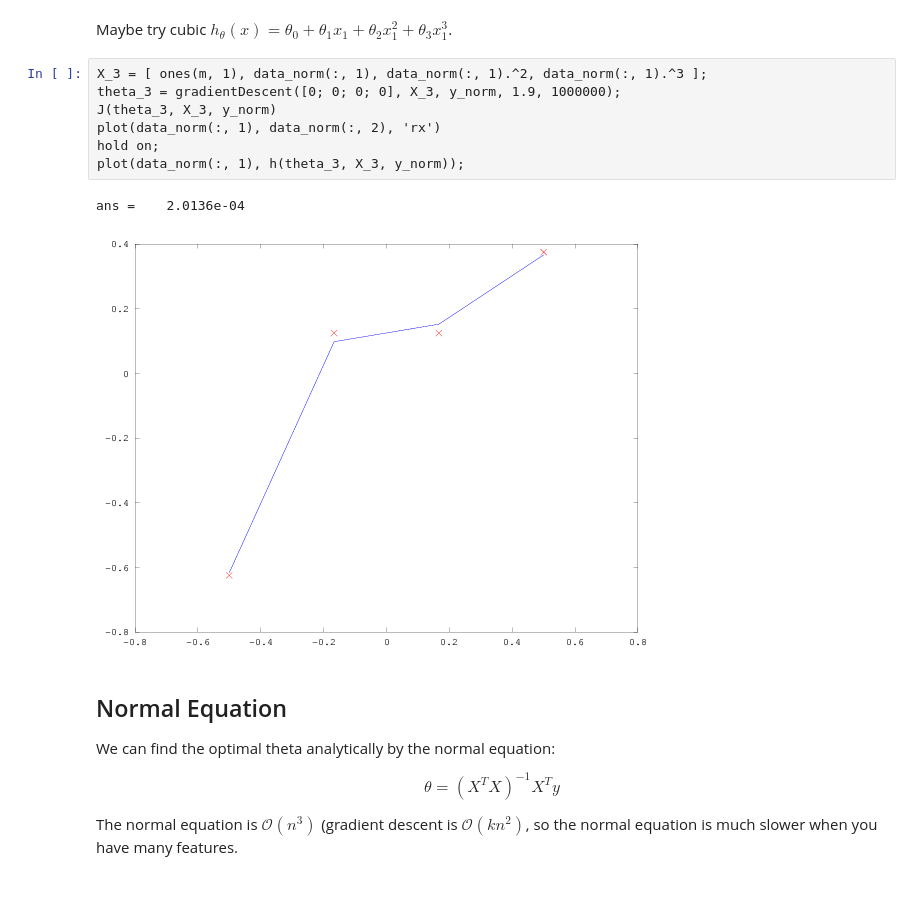
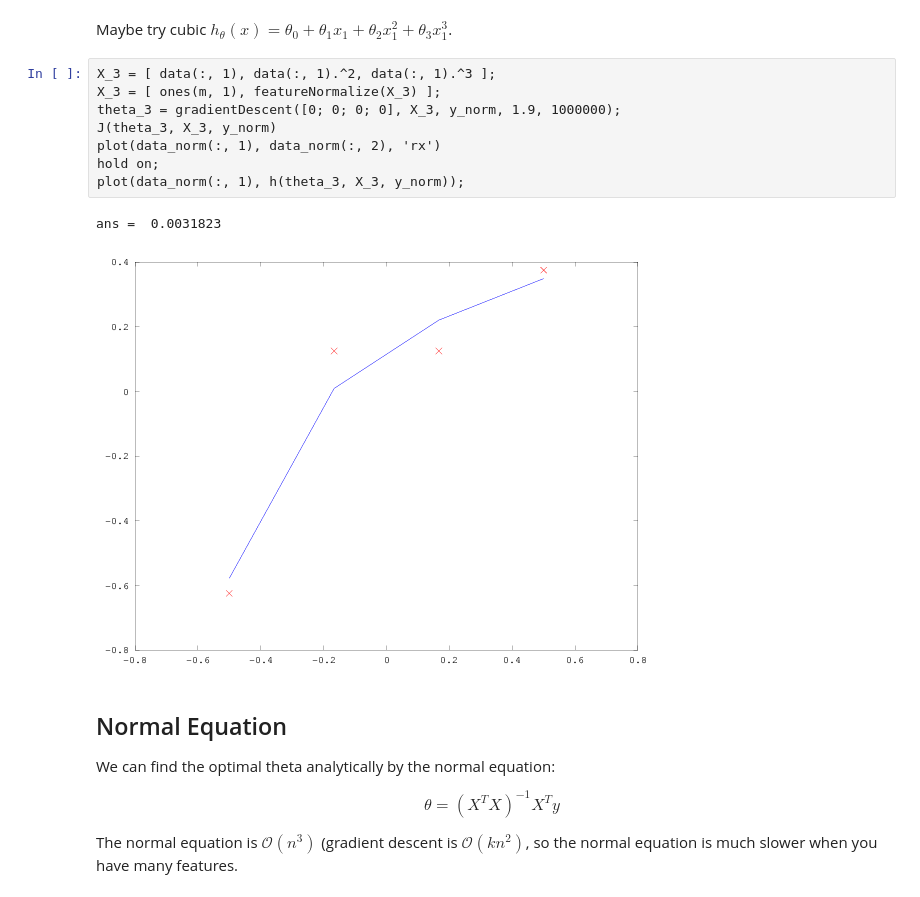
Before and after one commit to BobuSumisu/ml-learn, a Jupyter notebook: week2.ipynb, the cells around one changed output. Saved outputs shown, nothing was run; the diff lists cells and outputs as text.

```diff
--- a/week2.ipynb
+++ b/week2.ipynb
@@ -197,15 +198,16 @@ hold off;
 # %% [markdown]
 Maybe try cubic $h_\theta(x) = \theta_0 + \theta_1 x_1 + \theta_2 x_1^2 + \theta_3 x_1^3$.
 # %%
-X_3 = [ ones(m, 1), data_norm(:, 1), data_norm(:, 1).^2, data_norm(:, 1).^3 ];
+X_3 = [ data(:, 1), data(:, 1).^2, data(:, 1).^3 ];
+X_3 = [ ones(m, 1), featureNormalize(X_3) ];
 theta_3 = gradientDescent([0; 0; 0; 0], X_3, y_norm, 1.9, 1000000);
 J(theta_3, X_3, y_norm)
 plot(data_norm(:, 1), data_norm(:, 2), 'rx')
 hold on;
 plot(data_norm(:, 1), h(theta_3, X_3, y_norm));
 # %% [output]
-ans =    2.0136e-04
+ans =  0.0031823
-[figure, old version]
+[figure, new version]
 # %% [markdown]
 ## Normal Equation
 
```
Also changed, not shown: parts of 2 cells of this notebook, 6 other files.
